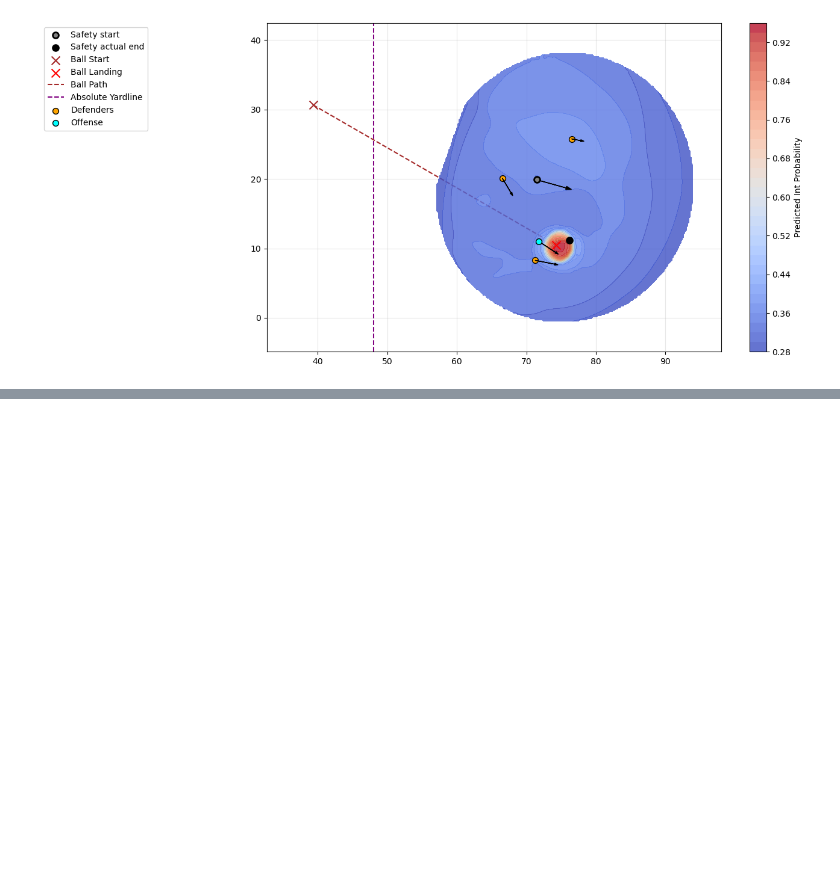
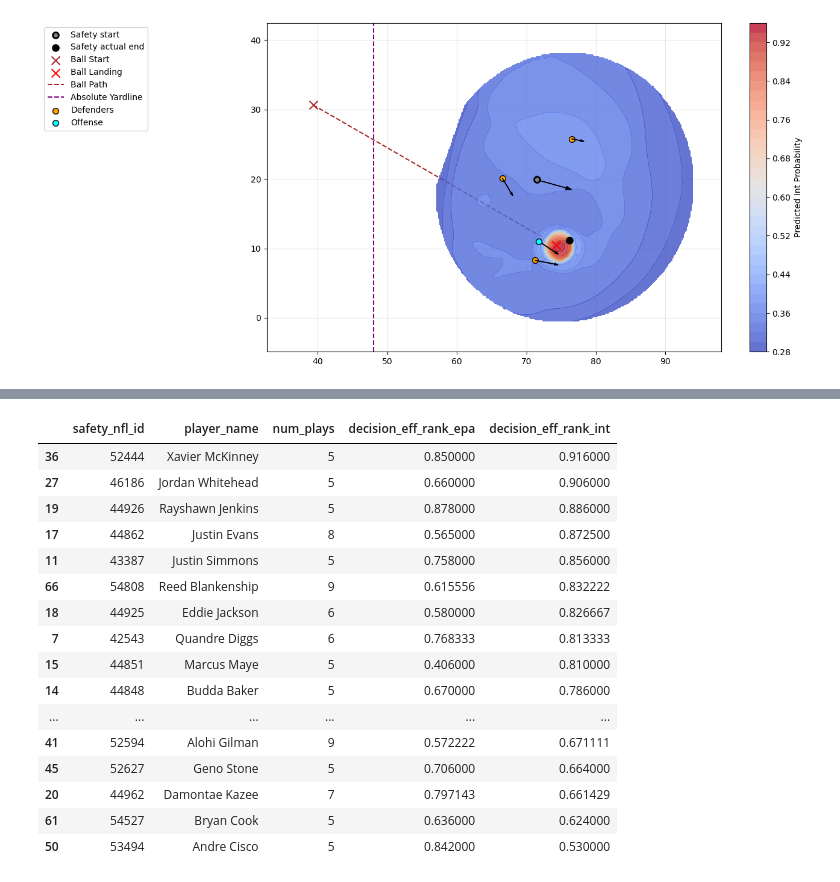
Before and after one commit to lneuendorf/nlf-big-data-bowl-2026, a Jupyter notebook: notebooks/postprocessing.ipynb, the cells around one changed output, grey strips where cells are left out. Saved outputs shown, nothing was run; the diff lists cells and outputs as text; code cells hidden in the pictures; blank space fills up the shorter version.

```diff
--- a/notebooks/postprocessing.ipynb
+++ b/notebooks/postprocessing.ipynb
@@ -460,0 +504,32 @@ Plotting for Safety NFL ID: 53656
+# %%
+int_rank_df = (
+    int_results
+    .groupby(["gpid", "safety_nfl_id"], as_index=False)
+    .apply(
+        lambda g: decision_eff_rank_group(
+            g, pred_col="predicted_int", model_type="int"
+        )
+    )
+    .rename(columns={None: "decision_eff_rank_int"})
+)
+# %%
+decision_eff_df = (
+    epa_rank_df
+    .merge(
+        int_rank_df,
+        on=["gpid", "safety_nfl_id"],
+        how="outer"
+    )
+    .merge(
+        players[['nfl_id','player_name']].rename(columns={'nfl_id':'safety_nfl_id'}),
+        on='safety_nfl_id', how='left'
+    )
+)
+
+decision_eff_df[[
+    "decision_eff_rank_epa",
+    "decision_eff_rank_int"
+]] = decision_eff_df[[
+    "decision_eff_rank_epa",
+    "decision_eff_rank_int"
+]].round(2)
@@ -460,0 +545,30 @@ Plotting for Safety NFL ID: 53656
+# %%
+(
+    decision_eff_df.groupby(['safety_nfl_id']).aggregate({
+        'player_name':'first',
+        'gpid':'count',
+        'decision_eff_rank_epa':'mean',
+        'decision_eff_rank_int':'mean'
+    }).reset_index()
+    .sort_values(by='decision_eff_rank_int', ascending=False)
+    .rename(columns={'gpid':'num_plays'})
+    .query('num_plays >= 5')
+)
+# %% [output]
+|  | safety_nfl_id | player_name | num_plays | decision_eff_rank_epa | decision_eff_rank_int |
+| 36 | 52444 | Xavier McKinney | 5 | 0.850000 | 0.916000 |
+| 27 | 46186 | Jordan Whitehead | 5 | 0.660000 | 0.906000 |
+| 19 | 44926 | Rayshawn Jenkins | 5 | 0.878000 | 0.886000 |
+| 17 | 44862 | Justin Evans | 8 | 0.565000 | 0.872500 |
+| 11 | 43387 | Justin Simmons | 5 | 0.758000 | 0.856000 |
+| 66 | 54808 | Reed Blankenship | 9 | 0.615556 | 0.832222 |
+| 18 | 44925 | Eddie Jackson | 6 | 0.580000 | 0.826667 |
+| 7 | 42543 | Quandre Diggs | 6 | 0.768333 | 0.813333 |
+| 15 | 44851 | Marcus Maye | 5 | 0.406000 | 0.810000 |
+| 14 | 44848 | Budda Baker | 5 | 0.670000 | 0.786000 |
+| ... | ... | ... | ... | ... | ... |
+| 41 | 52594 | Alohi Gilman | 9 | 0.572222 | 0.671111 |
+| 45 | 52627 | Geno Stone | 5 | 0.706000 | 0.664000 |
+| 20 | 44962 | Damontae Kazee | 7 | 0.797143 | 0.661429 |
+| 61 | 54527 | Bryan Cook | 5 | 0.636000 | 0.624000 |
+| 50 | 53494 | Andre Cisco | 5 | 0.842000 | 0.530000 |
```
Also changed, not shown: parts of 4 cells of this notebook, 28 other files.
